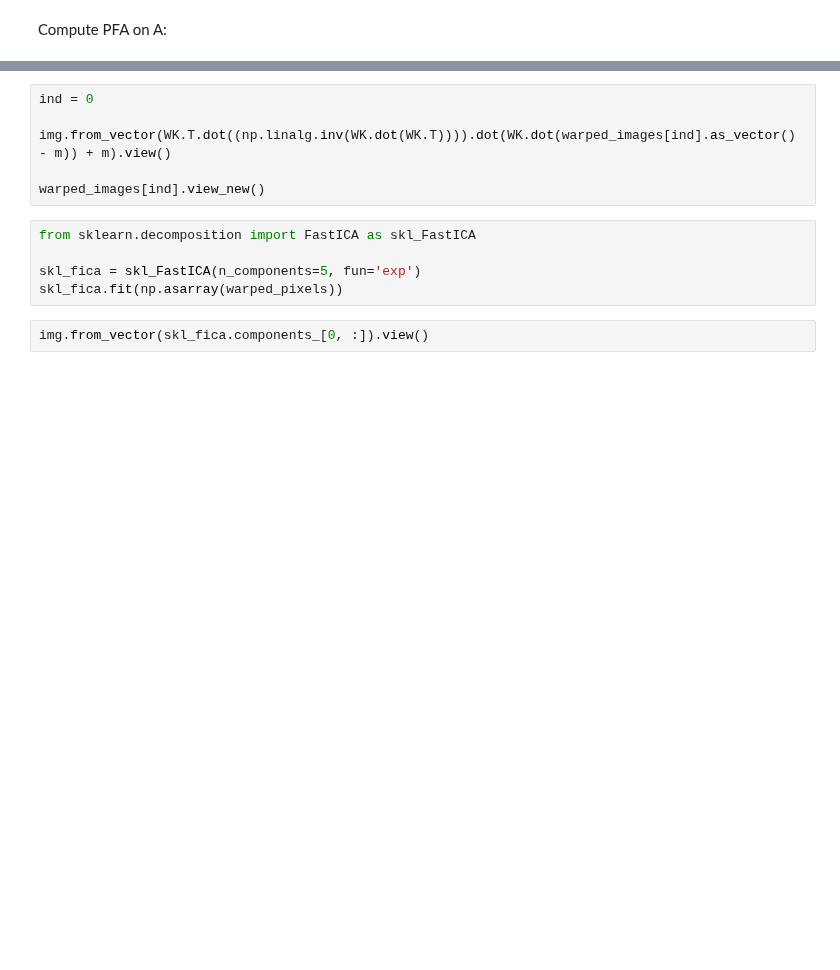
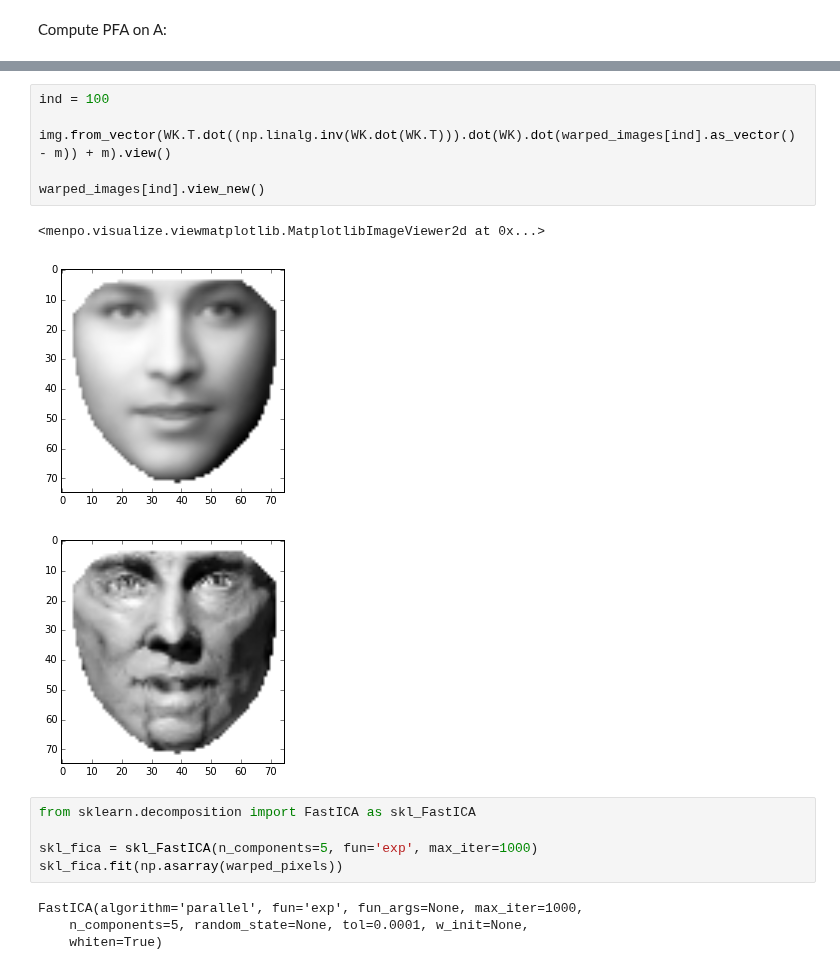
Before and after one commit to jalabort/scrap2, a Jupyter notebook: notebooks/ComponentAnalysis/FastICA-Copy0.ipynb, the cells around one changed output, grey strips where cells are left out. Saved outputs shown, nothing was run; the diff lists cells and outputs as text; blank space fills up the shorter version.

```diff
--- a/notebooks/ComponentAnalysis/FastICA-Copy0.ipynb
+++ b/notebooks/ComponentAnalysis/FastICA-Copy0.ipynb
@@ -162,13 +160,19 @@ img.from_vector(WK[1, :]).view_new()
 # %%
-ind = 0
+ind = 100
 
-img.from_vector(WK.T.dot((np.linalg.inv(WK.dot(WK.T)))).dot(WK.dot(warped_images[ind].as_vector() - m)) + m).view()
+img.from_vector(WK.T.dot((np.linalg.inv(WK.dot(WK.T))).dot(WK).dot(warped_images[ind].as_vector() - m)) + m).view()
 
 warped_images[ind].view_new()
+# %% [output]
+<menpo.visualize.viewmatplotlib.MatplotlibImageViewer2d at 0x...>
+[figure, added]
+[figure, added]
 # %%
 from sklearn.decomposition import FastICA as skl_FastICA
 
-skl_fica = skl_FastICA(n_components=5, fun='exp')
+skl_fica = skl_FastICA(n_components=5, fun='exp', max_iter=1000)
 skl_fica.fit(np.asarray(warped_pixels))
+# %% [output]
+FastICA(algorithm='parallel', fun='exp', fun_args=None, max_iter=1000,
+    n_components=5, random_state=None, tol=0.0001, w_init=None,
+    whiten=True)
-# %%
-img.from_vector(skl_fica.components_[0, :]).view()
```
Also changed, not shown: parts of 9 cells of this notebook.
